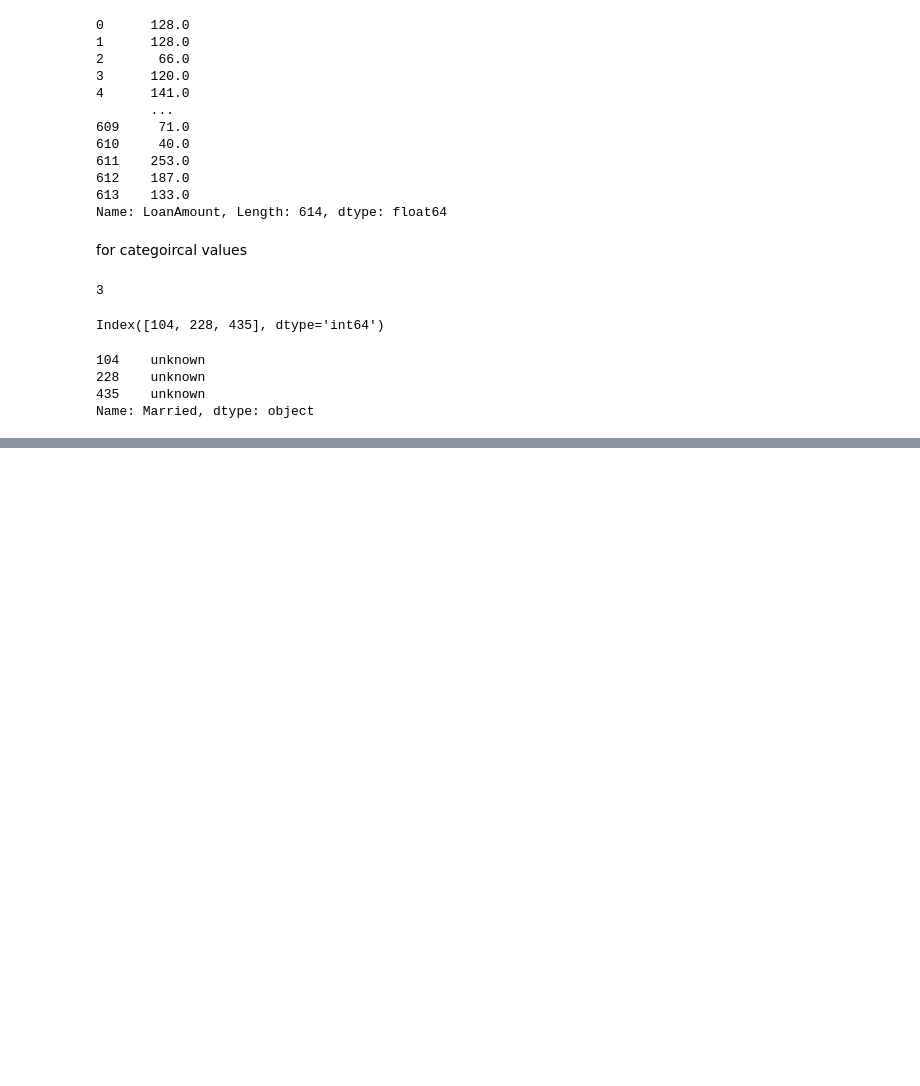
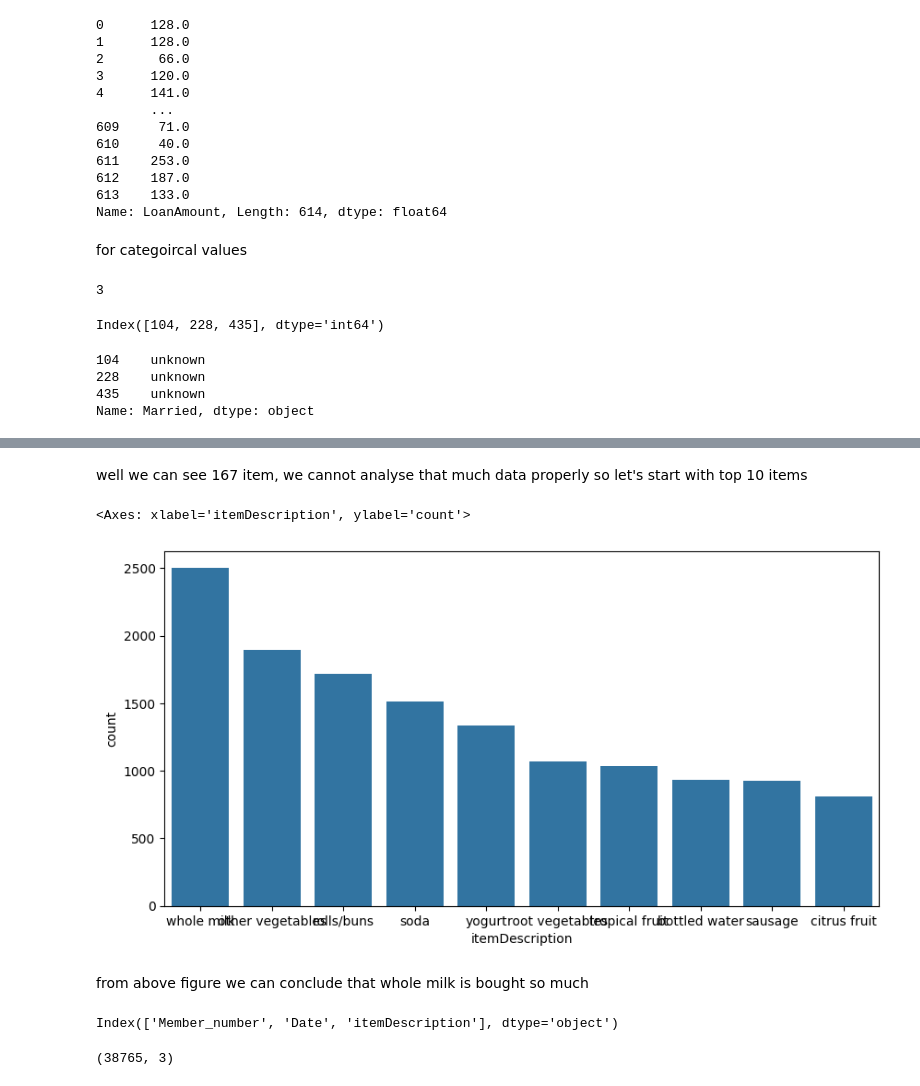
Before and after one commit to MekhzZ/AppliedStatisticsWithPython.ipynb, a Jupyter notebook: DataMining.ipynb, the cells around one changed output, grey strips where cells are left out. Saved outputs shown, nothing was run; the diff lists cells and outputs as text; code cells hidden in the pictures; blank space fills up the shorter version.

```diff
--- a/DataMining.ipynb
+++ b/DataMining.ipynb
@@ -966,0 +969,2 @@ Name: Married, dtype: object
+# %%
+df = pd.read_csv('/content/Groceries_dataset.csv')
@@ -966,0 +996,20 @@ Name: Married, dtype: object
+# %% [markdown]
+well we can see 167 item, we cannot analyse that much data properly so let's start with top 10 items
+# %%
+plt.figure(figsize=(10,5))
+item_name = df.itemDescription.value_counts().head(10).index
+item_count = df.itemDescription.value_counts().head(10)
+sns.barplot(x=item_name, y=item_count)
+# %% [output]
+<Axes: xlabel='itemDescription', ylabel='count'>
+[figure, added]
+# %% [markdown]
+from above figure we can conclude that whole milk is bought so much
+# %%
+df.columns
+# %% [output]
+Index(['Member_number', 'Date', 'itemDescription'], dtype='object')
+# %%
+df.shape
+# %% [output]
+(38765, 3)
```
Also changed, not shown: parts of 27 cells of this notebook.
